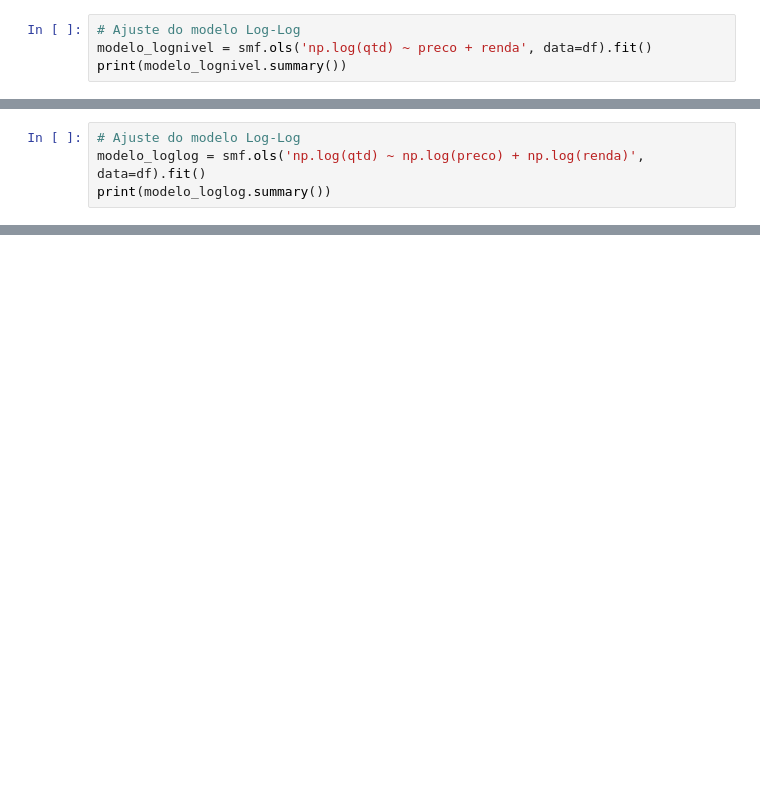
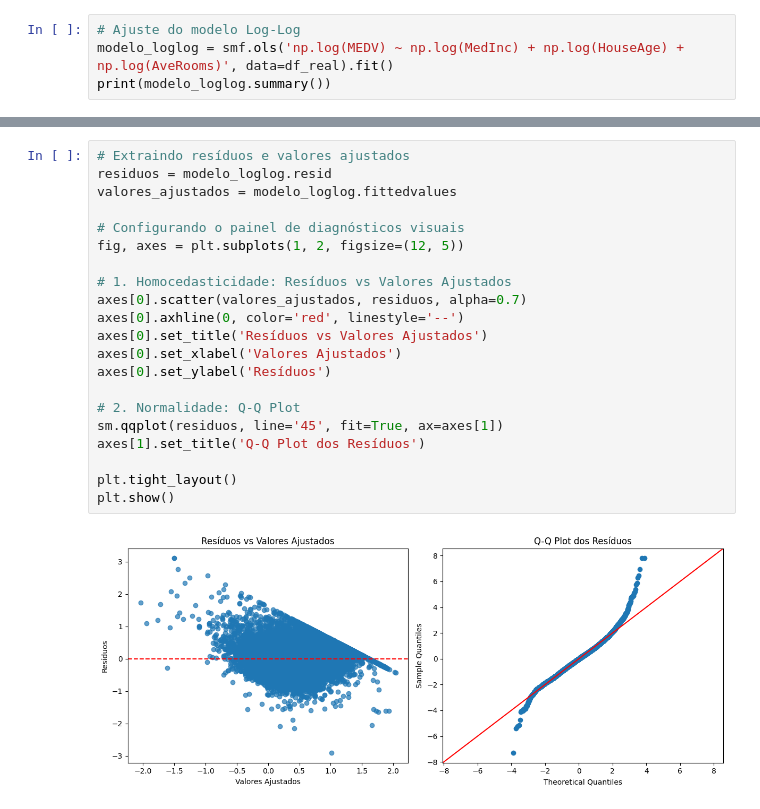
Before and after one commit to ronan-cunha/machine-learning-course, a Jupyter notebook: Notebooks/aula_6_regressao_linear.ipynb, the cells around one changed output, grey strips where cells are left out. Cells and saved outputs as stored; diff of their text form; blank space fills up the shorter version.

```diff
--- a/Notebooks/aula_6_regressao_linear.ipynb
+++ b/Notebooks/aula_6_regressao_linear.ipynb
@@ -64,7 +88,7 @@ strong multicollinearity or other numerical problems.
 # %%
 # Ajuste do modelo Log-Log
-modelo_lognivel = smf.ols('np.log(qtd) ~ preco + renda', data=df).fit()
-print(modelo_lognivel.summary())
+modelo_loglog = smf.ols('np.log(MEDV) ~ np.log(MedInc) + np.log(HouseAge) + np.log(AveRooms)', data=df_real).fit()
+print(modelo_loglog.summary())
 # %% [output]
                             OLS Regression Results
 ==============================================================================
@@ -86,4 +109,0 @@ strong multicollinearity or other numerical problems.
-# %%
-# Ajuste do modelo Log-Log
-modelo_loglog = smf.ols('np.log(qtd) ~ np.log(preco) + np.log(renda)', data=df).fit()
-print(modelo_loglog.summary())
@@ -151,0 +151,23 @@ plt.show()
+# %%
+# Extraindo resíduos e valores ajustados
+residuos = modelo_loglog.resid
+valores_ajustados = modelo_loglog.fittedvalues
+
+# Configurando o painel de diagnósticos visuais
+fig, axes = plt.subplots(1, 2, figsize=(12, 5))
+
+# 1. Homocedasticidade: Resíduos vs Valores Ajustados
+axes[0].scatter(valores_ajustados, residuos, alpha=0.7)
+axes[0].axhline(0, color='red', linestyle='--')
+axes[0].set_title('Resíduos vs Valores Ajustados')
+axes[0].set_xlabel('Valores Ajustados')
+axes[0].set_ylabel('Resíduos')
+
+# 2. Normalidade: Q-Q Plot
+sm.qqplot(residuos, line='45', fit=True, ax=axes[1])
+axes[1].set_title('Q-Q Plot dos Resíduos')
+
+plt.tight_layout()
+plt.show()
+# %% [output]
+[figure, added]
```
Also changed, not shown: parts of 14 cells of this notebook.
